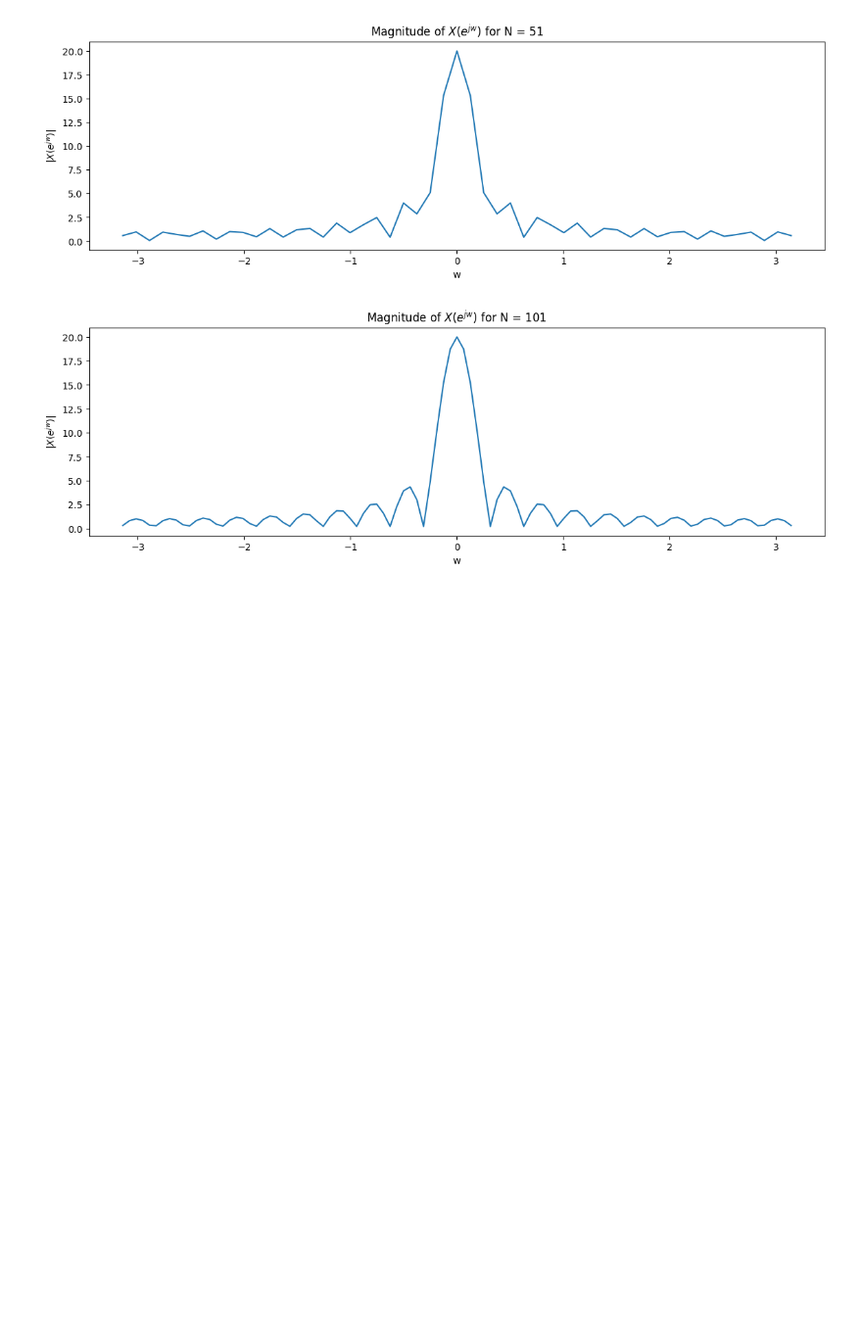
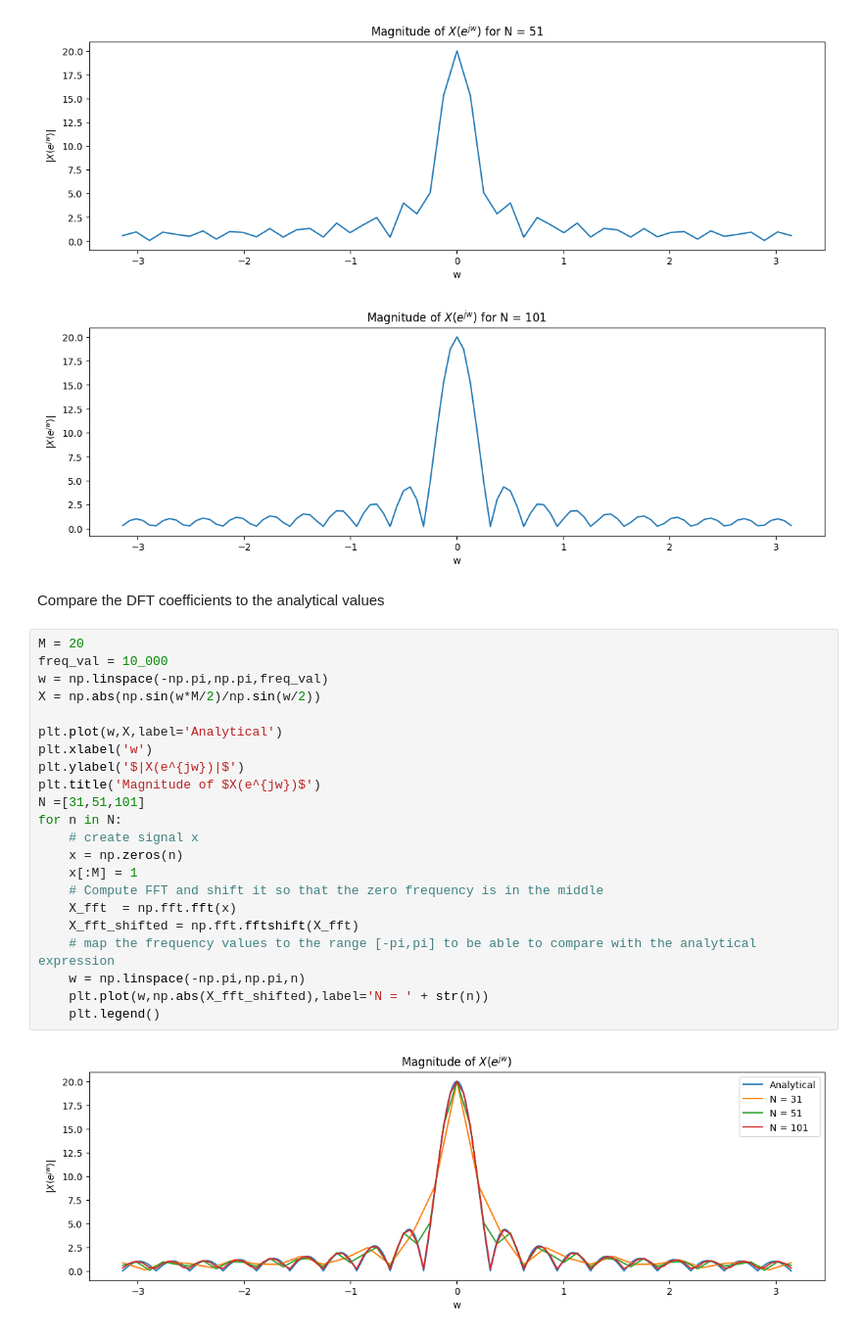
Before and after one commit to Titantek/COM2O2, a Jupyter notebook: H5EX7/H5EX7.ipynb, the cells around one changed output. Shown: that part at 98% size. Cells and saved outputs as stored; diff of their text form; blank space fills up the shorter version.

```diff
--- a/H5EX7/H5EX7.ipynb
+++ b/H5EX7/H5EX7.ipynb
@@ -60,3 +60,29 @@ for n in N:
 [figure]
 [figure]
 [figure]
+# %% [markdown]
+Compare the DFT coefficients to the analytical values
+# %%
+M = 20
+freq_val = 10_000
+w = np.linspace(-np.pi,np.pi,freq_val)
+X = np.abs(np.sin(w*M/2)/np.sin(w/2))
+
+plt.plot(w,X,label='Analytical')
+plt.xlabel('w')
+plt.ylabel('$|X(e^{jw})|$')
+plt.title('Magnitude of $X(e^{jw})$')
+N =[31,51,101]
+for n in N:
+    # create signal x
+    x = np.zeros(n)
+    x[:M] = 1
+    # Compute FFT and shift it so that the zero frequency is in the middle
+    X_fft  = np.fft.fft(x)
+    X_fft_shifted = np.fft.fftshift(X_fft)
+    # map the frequency values to the range [-pi,pi] to be able to compare with the analytical expression
+    w = np.linspace(-np.pi,np.pi,n)
+    plt.plot(w,np.abs(X_fft_shifted),label='N = ' + str(n))
+    plt.legend()
+# %% [output]
+[figure, added]
```
Also changed, not shown: 5 other files.
